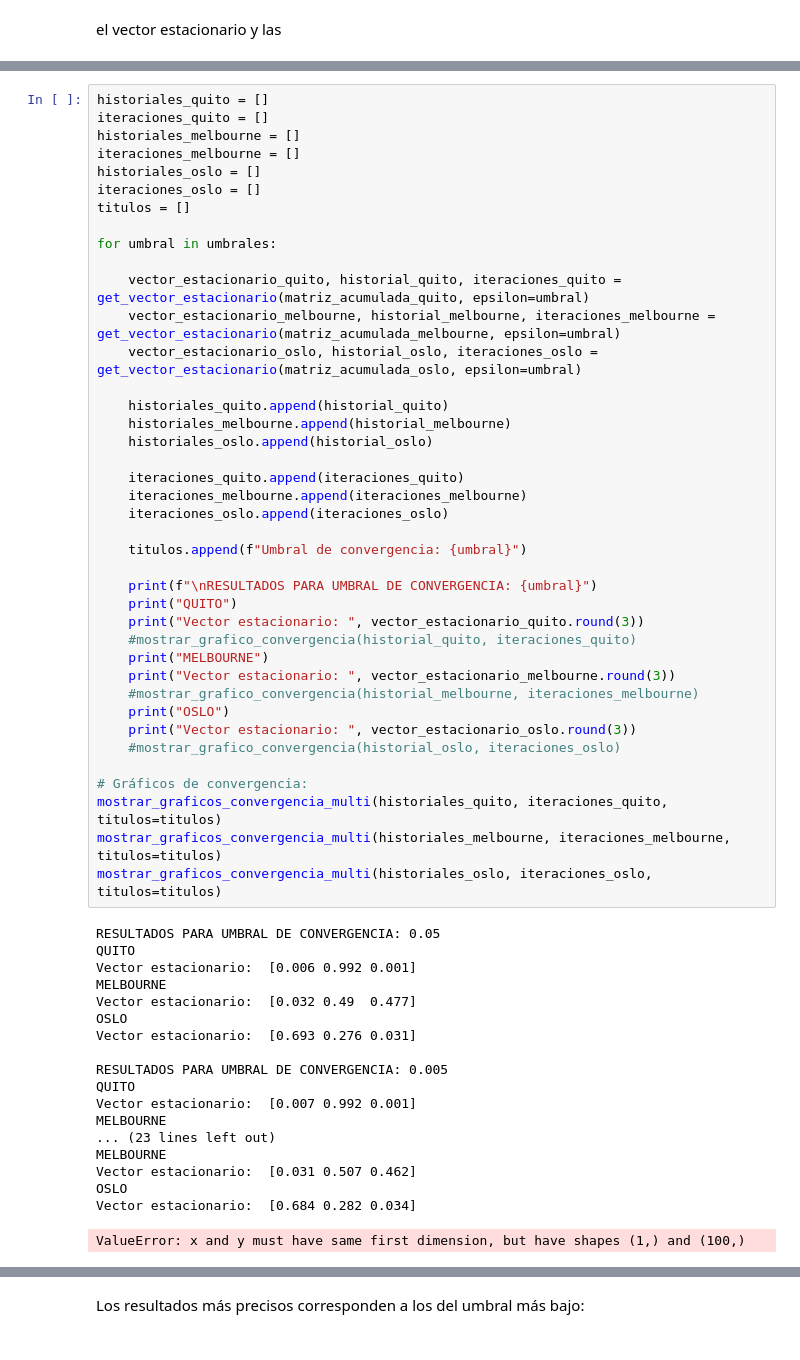
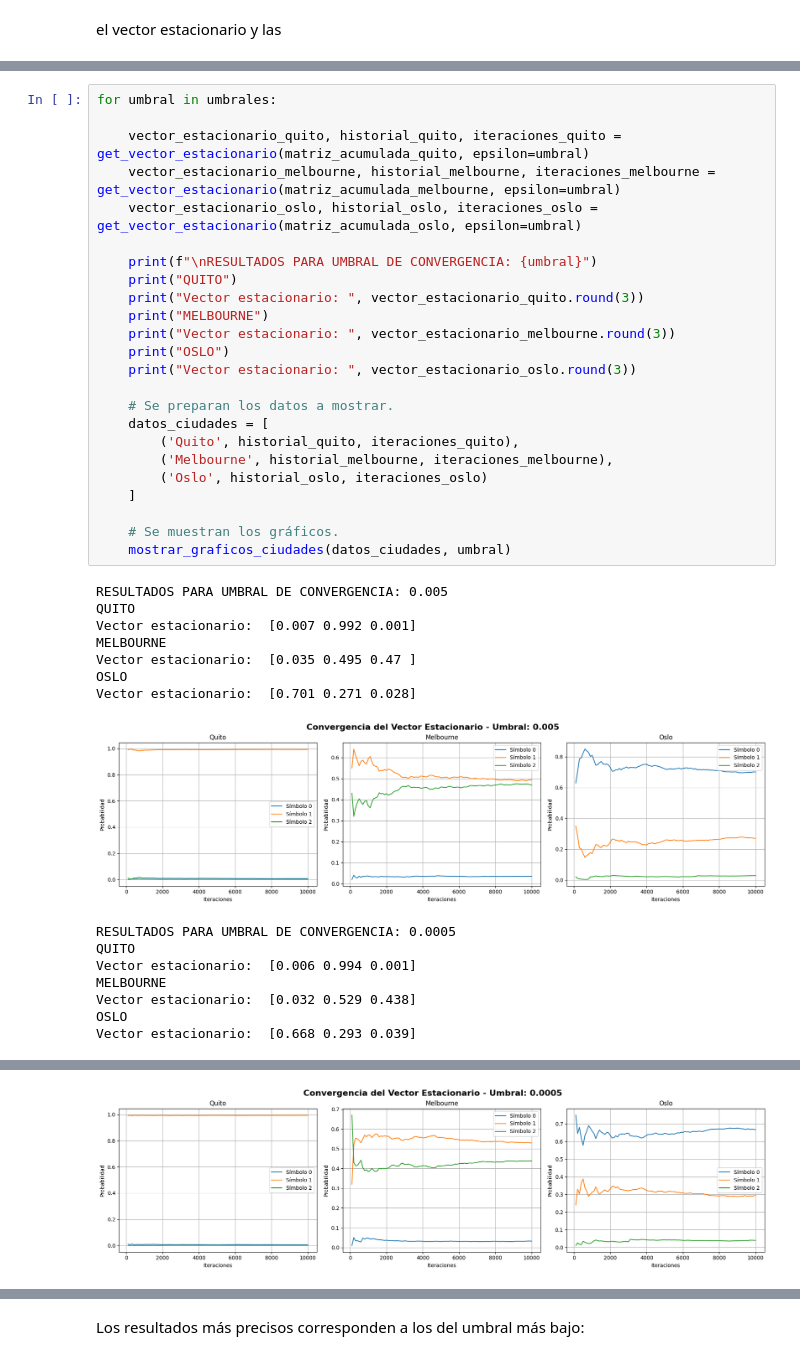
Before and after one commit to iroumec/TPE-TDI, a Jupyter notebook: deepnote/TPE/notebook.ipynb, the cells around one changed output, grey strips where cells are left out. Cells and saved outputs as stored; diff of their text form.

```diff
--- a/deepnote/TPE/notebook.ipynb
+++ b/deepnote/TPE/notebook.ipynb
@@ -544,59 +551,40 @@ def mostrar_graficos_convergencia_multi(historiales, iteraciones_list, nro_simbo
 # %%
-historiales_quito = []
-iteraciones_quito = []
-historiales_melbourne = []
-iteraciones_melbourne = []
-historiales_oslo = []
-iteraciones_oslo = []
-titulos = []
-
 for umbral in umbrales:
 
     vector_estacionario_quito, historial_quito, iteraciones_quito = get_vector_estacionario(matriz_acumulada_quito, epsilon=umbral)
     vector_estacionario_melbourne, historial_melbourne, iteraciones_melbourne = get_vector_estacionario(matriz_acumulada_melbourne, epsilon=umbral)
     vector_estacionario_oslo, historial_oslo, iteraciones_oslo = get_vector_estacionario(matriz_acumulada_oslo, epsilon=umbral)
 
-    historiales_quito.append(historial_quito)
-    historiales_melbourne.append(historial_melbourne)
-    historiales_oslo.append(historial_oslo)
-
-    iteraciones_quito.append(iteraciones_quito)
-    iteraciones_melbourne.append(iteraciones_melbourne)
-    iteraciones_oslo.append(iteraciones_oslo)
-
-    titulos.append(f"Umbral de convergencia: {umbral}")
-
     print(f"\nRESULTADOS PARA UMBRAL DE CONVERGENCIA: {umbral}")
     print("QUITO")
     print("Vector estacionario: ", vector_estacionario_quito.round(3))
-    #mostrar_grafico_convergencia(historial_quito, iteraciones_quito)
     print("MELBOURNE")
     print("Vector estacionario: ", vector_estacionario_melbourne.round(3))
-    #mostrar_grafico_convergencia(historial_melbourne, iteraciones_melbourne)
     print("OSLO")
     print("Vector estacionario: ", vector_estacionario_oslo.round(3))
-    #mostrar_grafico_convergencia(historial_oslo, iteraciones_oslo)
 
-# Gráficos de convergencia:
-mostrar_graficos_convergencia_multi(historiales_quito, iteraciones_quito, titulos=titulos)
-mostrar_graficos_convergencia_multi(historiales_melbourne, iteraciones_melbourne, titulos=titulos)
-mostrar_graficos_convergencia_multi(historiales_oslo, iteraciones_oslo, titulos=titulos)
+    # Se preparan los datos a mostrar.
+    datos_ciudades = [
+        ('Quito', historial_quito, iteraciones_quito),
+        ('Melbourne', historial_melbourne, iteraciones_melbourne),
+        ('Oslo', historial_oslo, iteraciones_oslo)
+    ]
+
+    # Se muestran los gráficos.
+    mostrar_graficos_ciudades(datos_ciudades, umbral)
 # %% [output]
-RESULTADOS PARA UMBRAL DE CONVERGENCIA: 0.05
-QUITO
-Vector estacionario:  [0.006 0.992 0.001]
-MELBOURNE
-Vector estacionario:  [0.032 0.49  0.477]
-OSLO
-Vector estacionario:  [0.693 0.276 0.031]
-
 RESULTADOS PARA UMBRAL DE CONVERGENCIA: 0.005
 QUITO
 Vector estacionario:  [0.007 0.992 0.001]
 MELBOURNE
-... (23 lines left out)
-MELBOURNE
-Vector estacionario:  [0.031 0.507 0.462]
+Vector estacionario:  [0.035 0.495 0.47 ]
 OSLO
-Vector estacionario:  [0.684 0.282 0.034]
+Vector estacionario:  [0.701 0.271 0.028]
+[figure, new version]
-ValueError: x and y must have same first dimension, but have shapes (1,) and (100,)
+RESULTADOS PARA UMBRAL DE CONVERGENCIA: 0.0005
+QUITO
+Vector estacionario:  [0.006 0.994 0.001]
+MELBOURNE
+Vector estacionario:  [0.032 0.529 0.438]
+OSLO
+Vector estacionario:  [0.668 0.293 0.039]
@@ -603,0 +591 @@ ValueError: x and y must have same first dimension, but have shapes (1,) and (10
+[figure, added]
```
Also changed, not shown: parts of 3 cells of this notebook.
